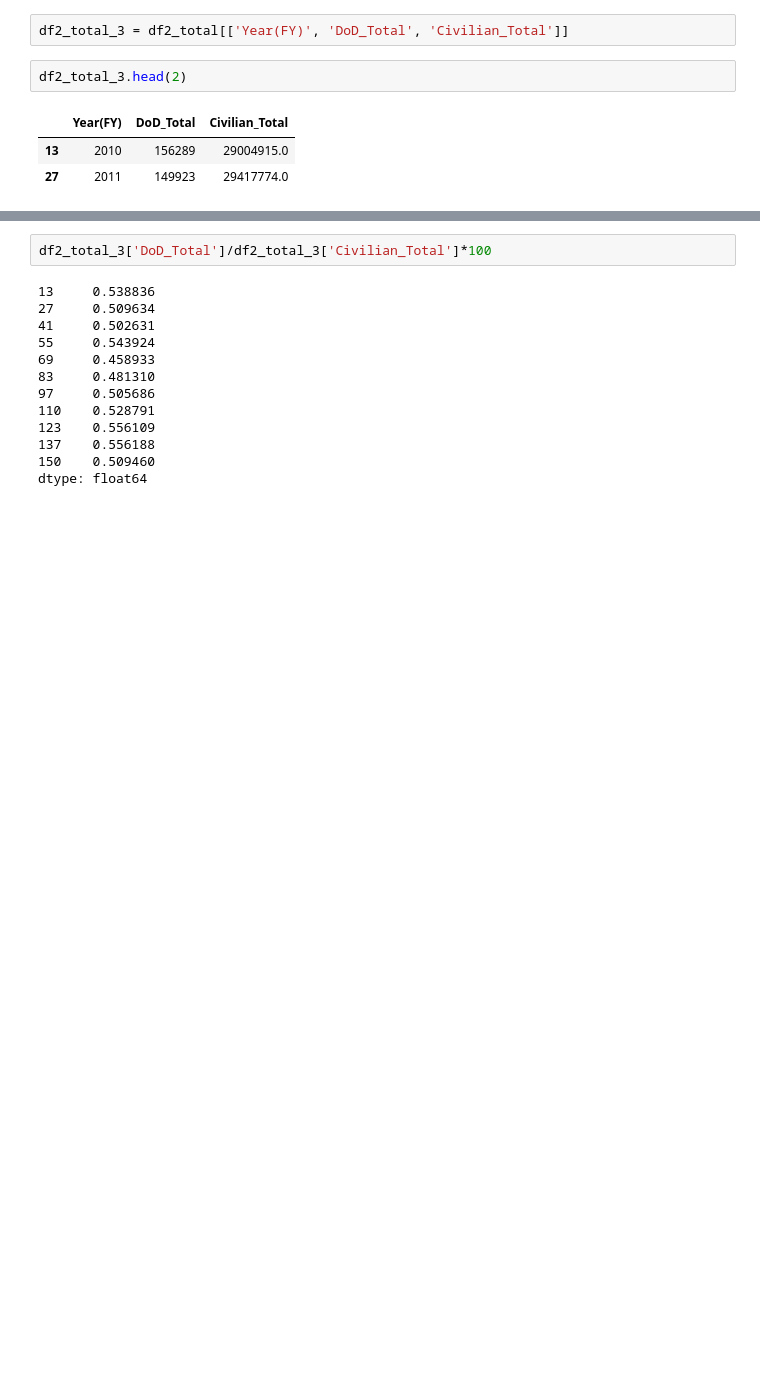
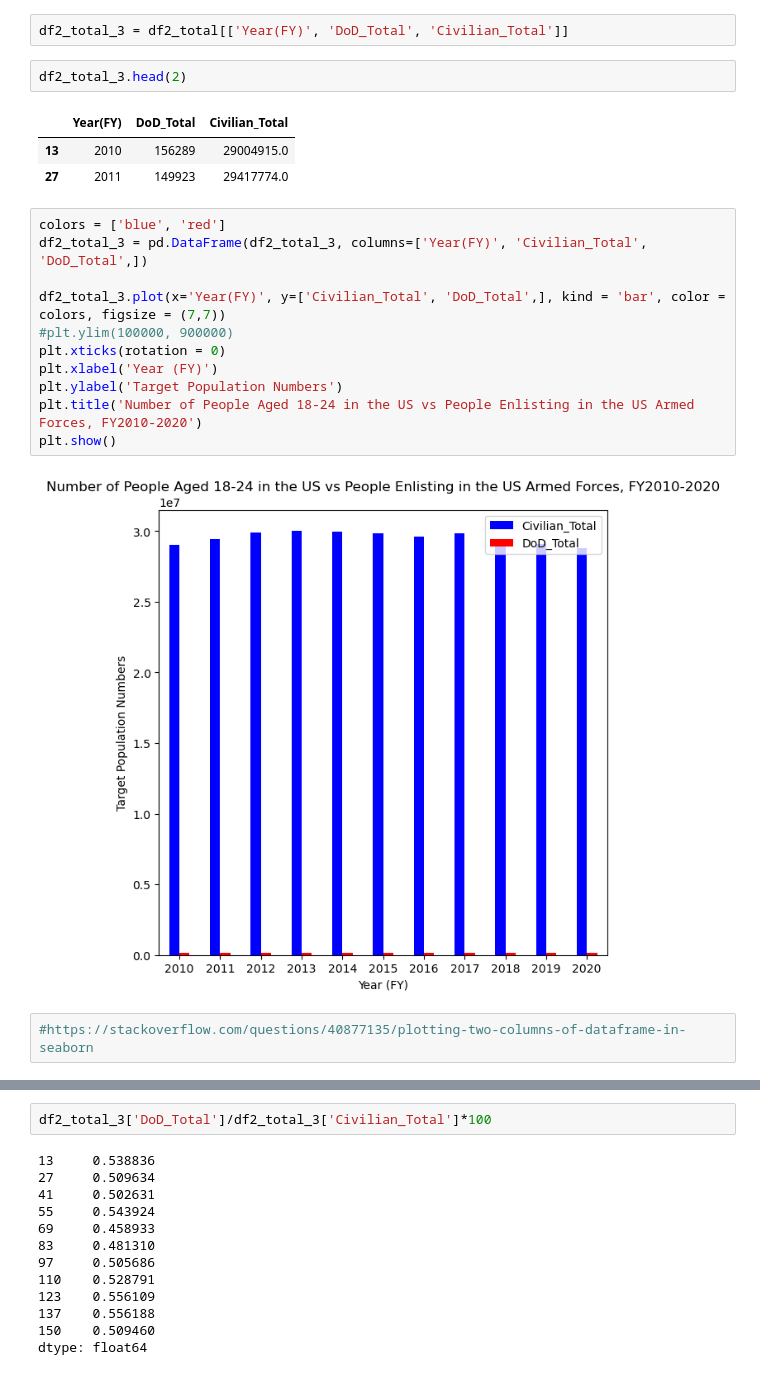
Before and after one commit to lightc4/lightch_capstone1, a Jupyter notebook: notebook/Accessions2010_20_gdppc.ipynb, the cells around one changed output, grey strips where cells are left out. Cells and saved outputs as stored; diff of their text form; blank space fills up the shorter version.

```diff
--- a/notebook/Accessions2010_20_gdppc.ipynb
+++ b/notebook/Accessions2010_20_gdppc.ipynb
@@ -178,3 +181,18 @@ df2_total_3.head(2)
 |  | Year(FY) | DoD_Total | Civilian_Total |
 | 13 | 2010 | 156289 | 29004915.0 |
 | 27 | 2011 | 149923 | 29417774.0 |
+# %%
+colors = ['blue', 'red']
+df2_total_3 = pd.DataFrame(df2_total_3, columns=['Year(FY)', 'Civilian_Total', 'DoD_Total',])
+
+df2_total_3.plot(x='Year(FY)', y=['Civilian_Total', 'DoD_Total',], kind = 'bar', color = colors, figsize = (7,7))
+#plt.ylim(100000, 900000)
+plt.xticks(rotation = 0)
+plt.xlabel('Year (FY)')
+plt.ylabel('Target Population Numbers')
+plt.title('Number of People Aged 18-24 in the US vs People Enlisting in the US Armed Forces, FY2010-2020')
+plt.show()
+# %% [output]
+[figure, added]
+# %%
+#https://stackoverflow.com/questions/40877135/plotting-two-columns-of-dataframe-in-seaborn
```
Also changed, not shown: parts of 4 cells of this notebook, 1 other file.
